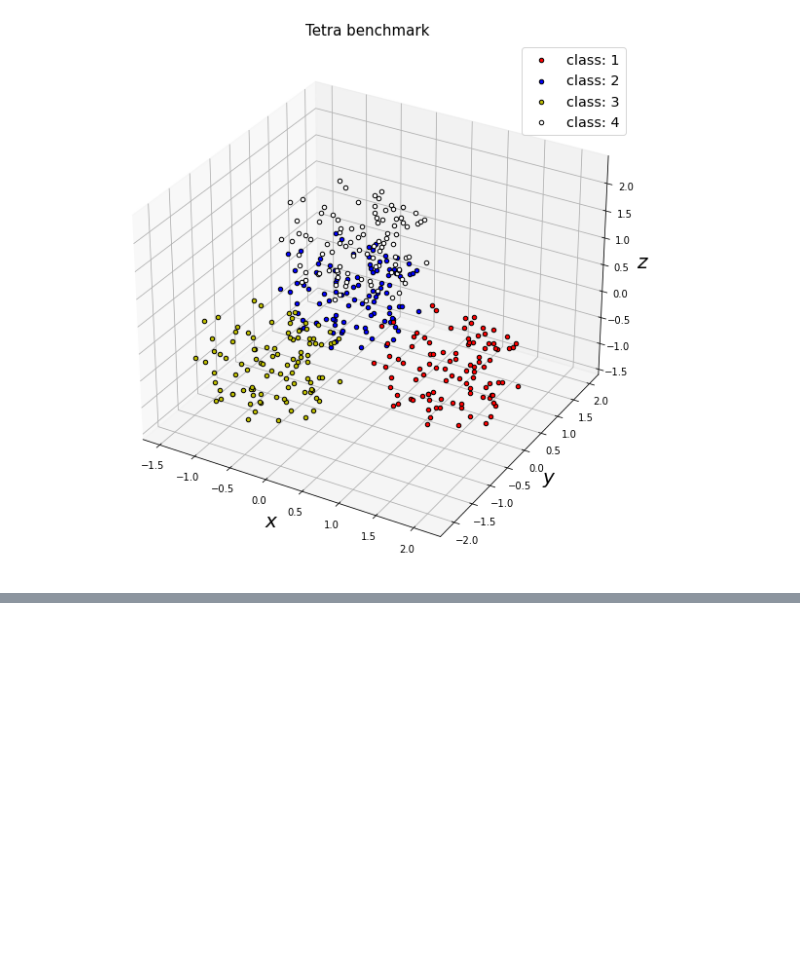
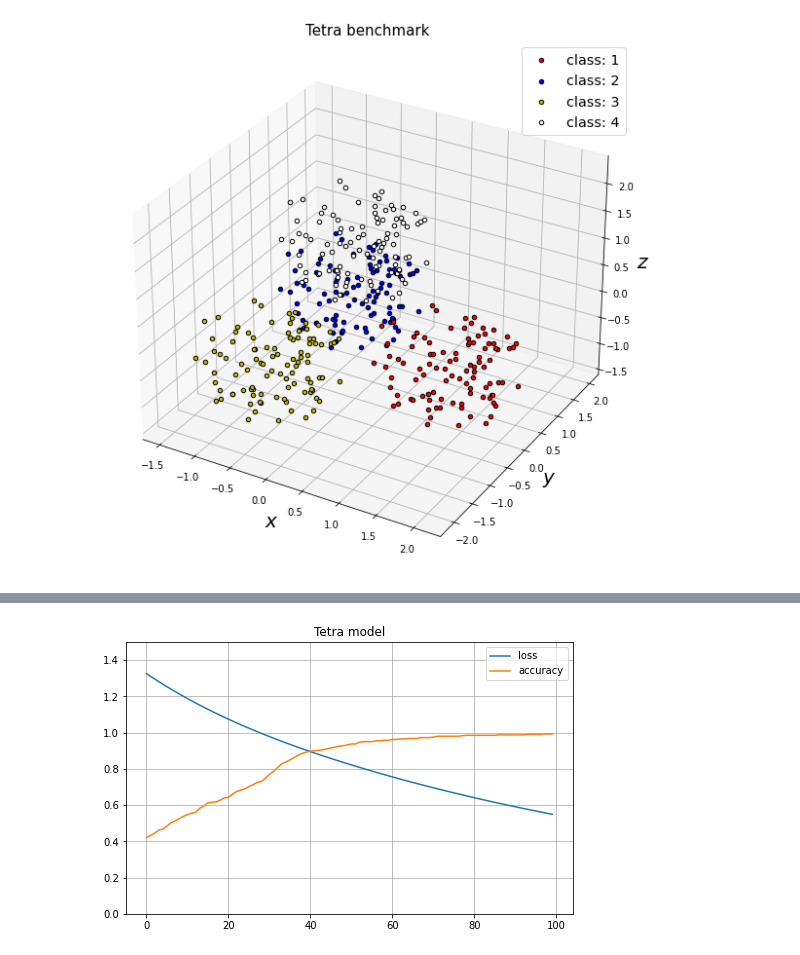
Before and after one commit to Timgrau/Machinelearning, a Jupyter notebook: Clustering/Chainlink_tetra.ipynb, the cells around one changed output, grey strips where cells are left out. Saved outputs shown, nothing was run; the diff lists cells and outputs as text; code cells hidden in the pictures; blank space fills up the shorter version.

```diff
--- a/Clustering/Chainlink_tetra.ipynb
+++ b/Clustering/Chainlink_tetra.ipynb
@@ -83,0 +174,8 @@ plt.show()
+# %%
+pd.DataFrame(tetra_hist.history).plot(figsize=(8, 5))
+plt.grid(True)
+plt.gca().set_ylim(0, 1.5)
+plt.title("Tetra model")
+plt.show()
+# %% [output]
+[figure, added]
```
Also changed, not shown: parts of 21 cells of this notebook.
